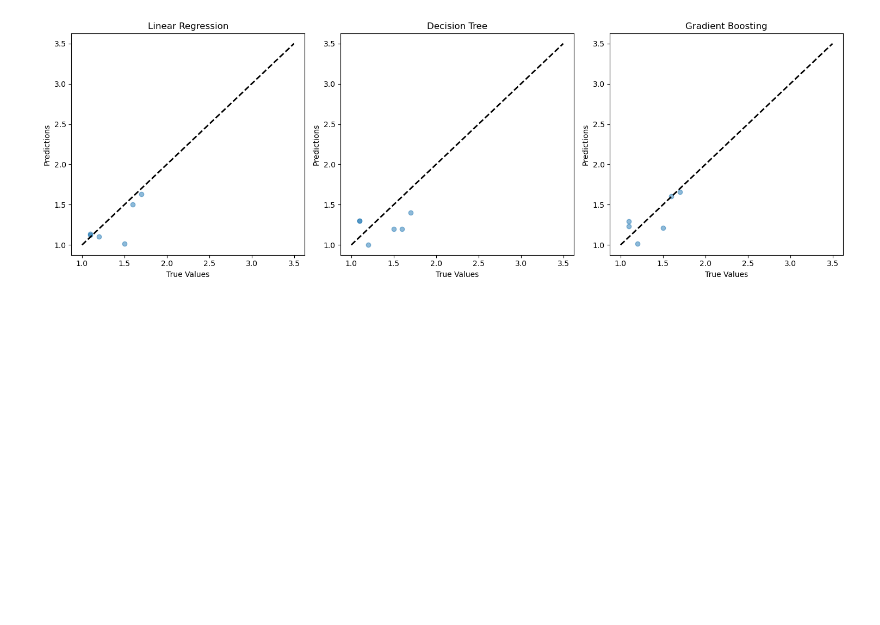
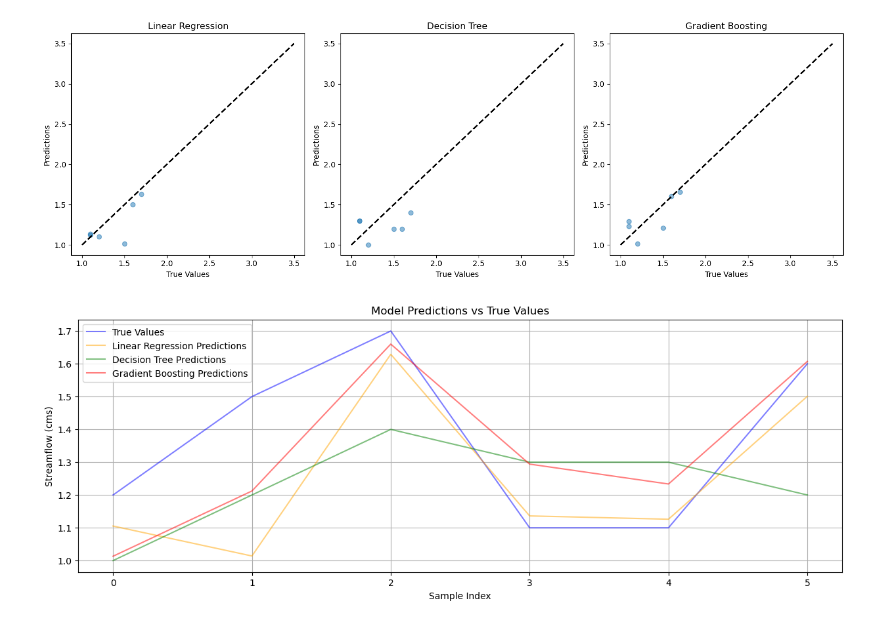
Before and after one commit to nnavid65/ML_Sample, a Jupyter notebook: 03_model_compare_training_methods.ipynb, the cells around one changed output. Saved outputs shown, nothing was run; the diff lists cells and outputs as text; code cells hidden in the pictures; blank space fills up the shorter version.

Commit message:
Show all method and comapre with the actual value.

```diff
--- a/03_model_compare_training_methods.ipynb
+++ b/03_model_compare_training_methods.ipynb
@@ -63,3 +63,20 @@ plt.tight_layout()
 plt.show()
 # %% [output]
 [figure]
+# %%
+# Plotting predictions
+plt.figure(figsize=(15, 5))
+plt.plot(y_test.values, label='True Values', color='blue', alpha=0.5)
+plt.plot(y_pred_linear, label='Linear Regression Predictions', color='orange', alpha=0.5)
+plt.plot(y_pred_tree, label='Decision Tree Predictions', color='green', alpha=0.5)
+plt.plot(y_pred_gradient, label='Gradient Boosting Predictions', color='red', alpha=0.5)
+plt.xlabel('Sample Index')
+plt.ylabel('Streamflow (cms)')
+plt.title('Model Predictions vs True Values')
+plt.grid(True)
+plt.legend()
+plt.show()
+#plt.savefig('model_comparison_plot.png', dpi=300, bbox_inches='tight')
+plt.close()
+# %% [output]
+[figure, added]
```
